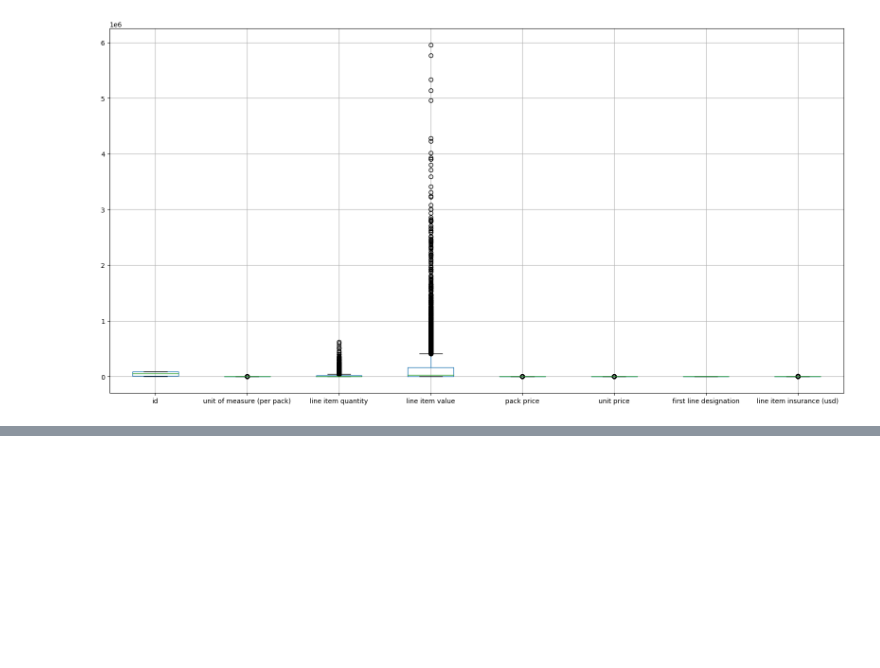
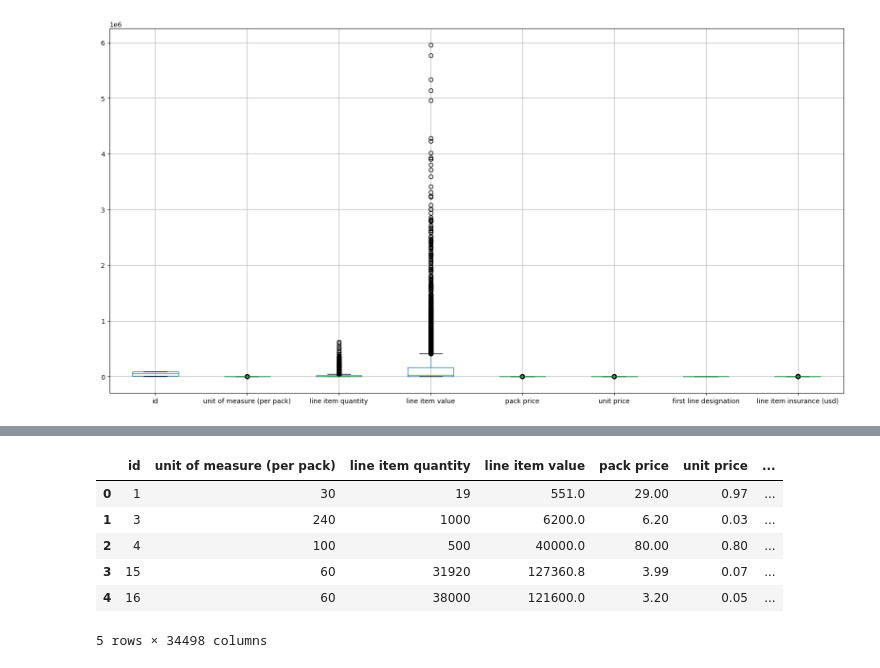
Before and after one commit to Jmochabo11617/Data--A, a Jupyter notebook: Copy_of_SupplyChain1.ipynb, the cells around one changed output, grey strips where cells are left out. Cells and saved outputs as stored; diff of their text form; code cells hidden in the pictures; blank space fills up the shorter version.

```diff
--- a/Copy_of_SupplyChain1.ipynb
+++ b/Copy_of_SupplyChain1.ipynb
@@ -167,0 +189,11 @@ plt.show()
+# %%
+df_dum = pd.get_dummies(df_model)
+df_dum.head()
+# %% [output]
+|  | id | unit of measure (per pack) | line item quantity | line item value | pack price | unit price | ... |
+| 0 | 1 | 30 | 19 | 551.0 | 29.00 | 0.97 | ... |
+| 1 | 3 | 240 | 1000 | 6200.0 | 6.20 | 0.03 | ... |
+| 2 | 4 | 100 | 500 | 40000.0 | 80.00 | 0.80 | ... |
+| 3 | 15 | 60 | 31920 | 127360.8 | 3.99 | 0.07 | ... |
+| 4 | 16 | 60 | 38000 | 121600.0 | 3.20 | 0.05 | ... |
+5 rows × 34498 columns
```
Also changed, not shown: parts of 7 cells of this notebook.
